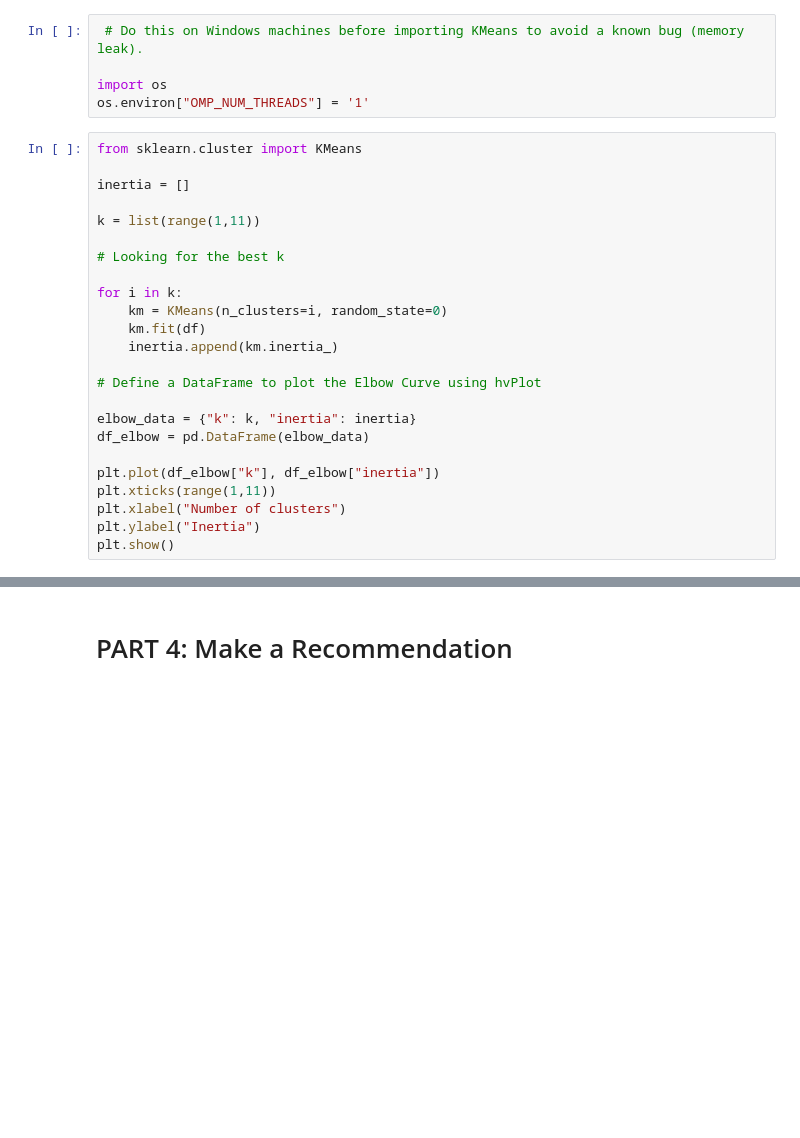
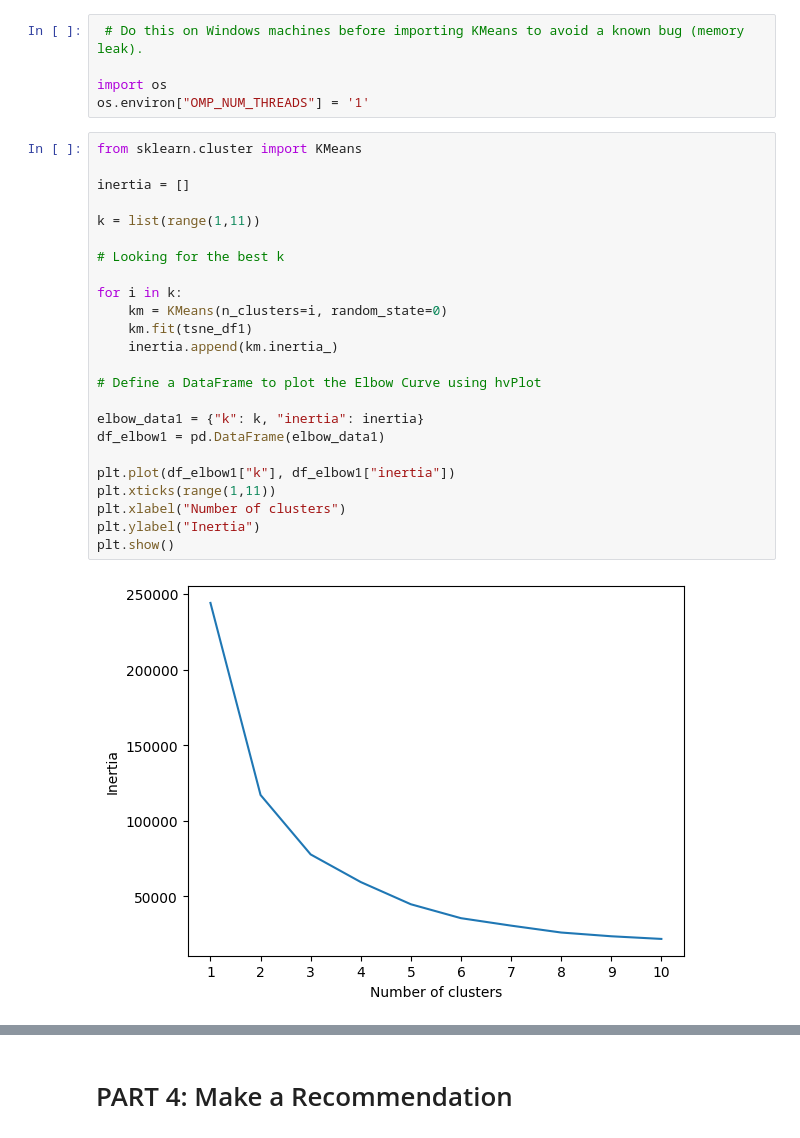
Before and after one commit to billthedataguy/myopia, a Jupyter notebook: Myopia.ipynb, the cells around one changed output, grey strips where cells are left out. Saved outputs shown, nothing was run; the diff lists cells and outputs as text; blank space fills up the shorter version.

```diff
--- a/Myopia.ipynb
+++ b/Myopia.ipynb
@@ -98,24 +302,26 @@ os.environ["OMP_NUM_THREADS"] = '1'
 # %%
 from sklearn.cluster import KMeans
 
 inertia = []
 
 k = list(range(1,11))
 
 # Looking for the best k
 
 for i in k:
     km = KMeans(n_clusters=i, random_state=0)
-    km.fit(df)
+    km.fit(tsne_df1)
     inertia.append(km.inertia_)
 
 # Define a DataFrame to plot the Elbow Curve using hvPlot
 
-elbow_data = {"k": k, "inertia": inertia}
-df_elbow = pd.DataFrame(elbow_data)
+elbow_data1 = {"k": k, "inertia": inertia}
+df_elbow1 = pd.DataFrame(elbow_data1)
 
-plt.plot(df_elbow["k"], df_elbow["inertia"])
+plt.plot(df_elbow1["k"], df_elbow1["inertia"])
 plt.xticks(range(1,11))
 plt.xlabel("Number of clusters")
 plt.ylabel("Inertia")
 plt.show()
+# %% [output]
+[figure, added]
```
Also changed, not shown: parts of 38 cells of this notebook, 2 other files.
